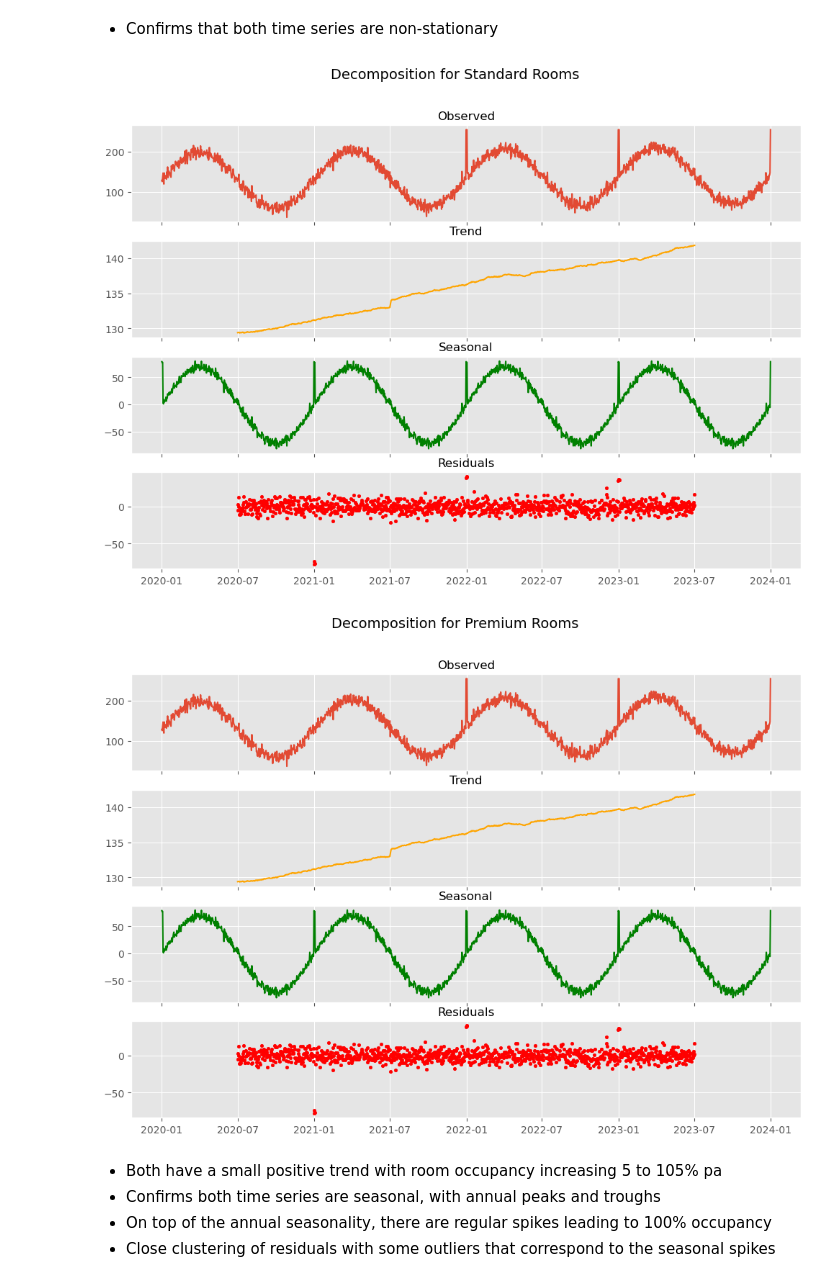
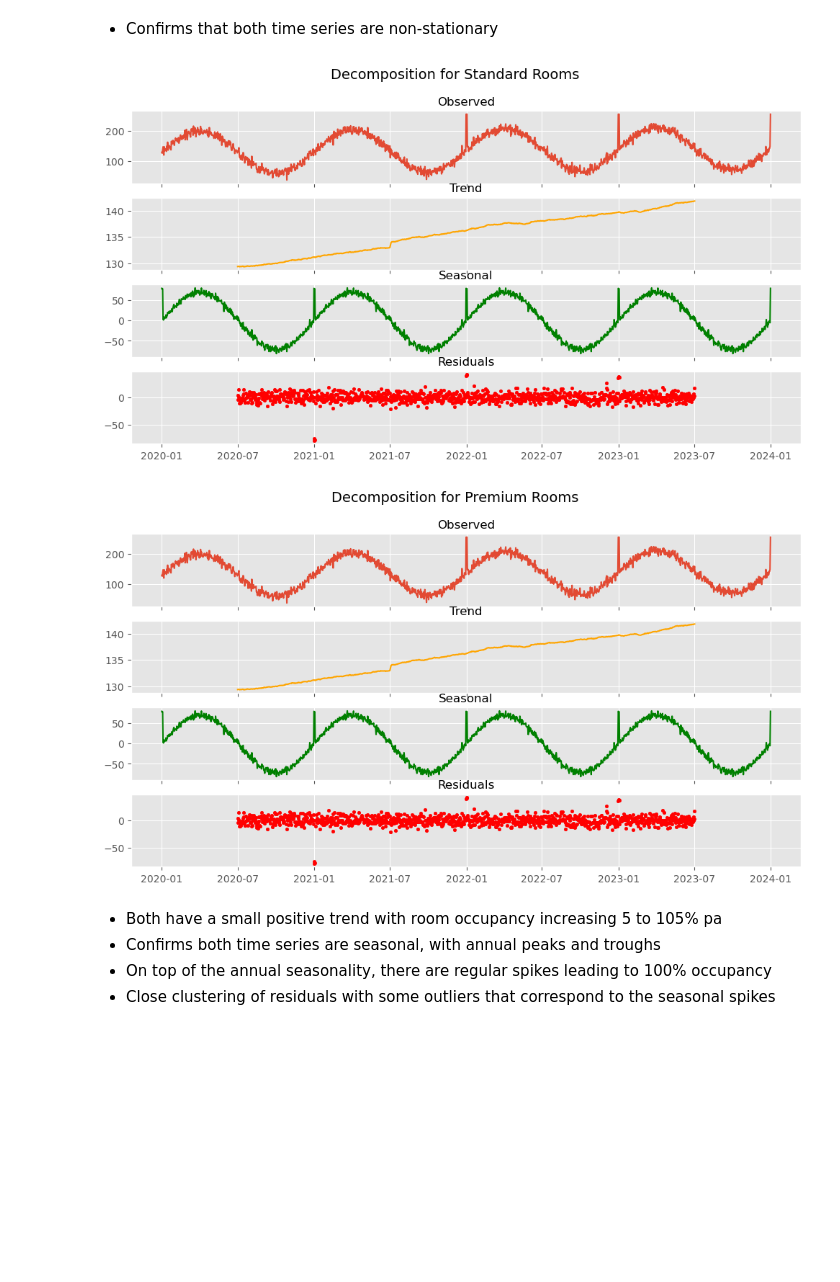
Before and after one commit to StuartG24/Travel_Co_Analysis, a Jupyter notebook: Notebooks_Data_Analysis/demand_analysis.ipynb, the cells around one changed output. Saved outputs shown, nothing was run; the diff lists cells and outputs as text; code cells hidden in the pictures; blank space fills up the shorter version.

```diff
--- a/Notebooks_Data_Analysis/demand_analysis.ipynb
+++ b/Notebooks_Data_Analysis/demand_analysis.ipynb
@@ -288,36 +285,39 @@ Conclusion: Stationary
 # %% [markdown]
 - Confirms that both time series are non-stationary
 # %%
+#| label: decomposition
+#| fig-cap: Occupancy Time Series Decomposition
+
 # Perform decomposition
 
 def decompose_time_series(series, title):
     # Perform decomposition
     decomposition = seasonal_decompose(series, model='additive', period=365)
 
     # Plot the decomposition
-    fig, (ax1, ax2, ax3, ax4) = plt.subplots(nrows=4, figsize=(12, 8), sharex=True)
+    fig, (ax1, ax2, ax3, ax4) = plt.subplots(nrows=4, figsize=(12, 6), sharex=True)
     fig.suptitle(f'Decomposition for {title}', fontsize=14)
 
     ax1.set_title('Observed', fontsize=12)
     ax1.plot(decomposition.observed, label='Observed')
     ax2.set_title('Trend', fontsize=12)
     ax2.plot(decomposition.trend, label='Trend', color='orange')
     ax3.set_title('Seasonal', fontsize=12)
     ax3.plot(decomposition.seasonal, label='Seasonal', color='green')
     ax4.set_title('Residuals', fontsize=12)
     #ax4.plot(decomposition.resid, label='Residuals', color='red')
     ax4.scatter(decomposition.resid.index, decomposition.resid, label='Residuals', color='red', s=10)
 
     plt.show()
 
 # Decompose - Standard Rooms
 decompose_time_series(hotel_time_series_df['Standard_OCC'], 'Standard Rooms')
 
 # Decompose - Standard Rooms
 decompose_time_series(hotel_time_series_df['Standard_OCC'], 'Premium Rooms')
 # %% [output]
-[figure, old version]
+[figure, new version]
-[figure, old version]
+[figure, new version]
 # %% [markdown]
 - Both have a small positive trend with room occupancy increasing 5 to 105% pa
 - Confirms both time series are seasonal, with annual peaks and troughs
```
Also changed, not shown: parts of 9 cells of this notebook, 8 other files.
